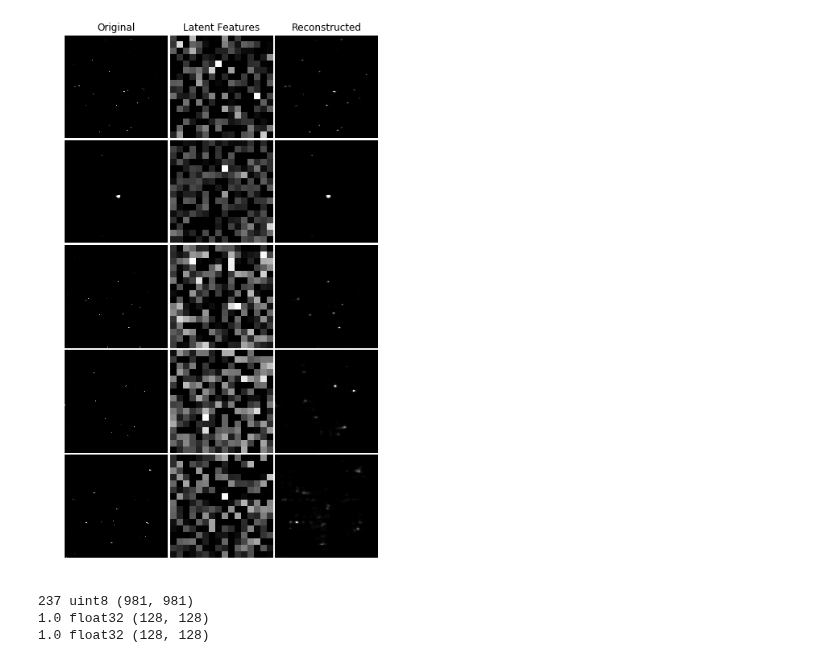
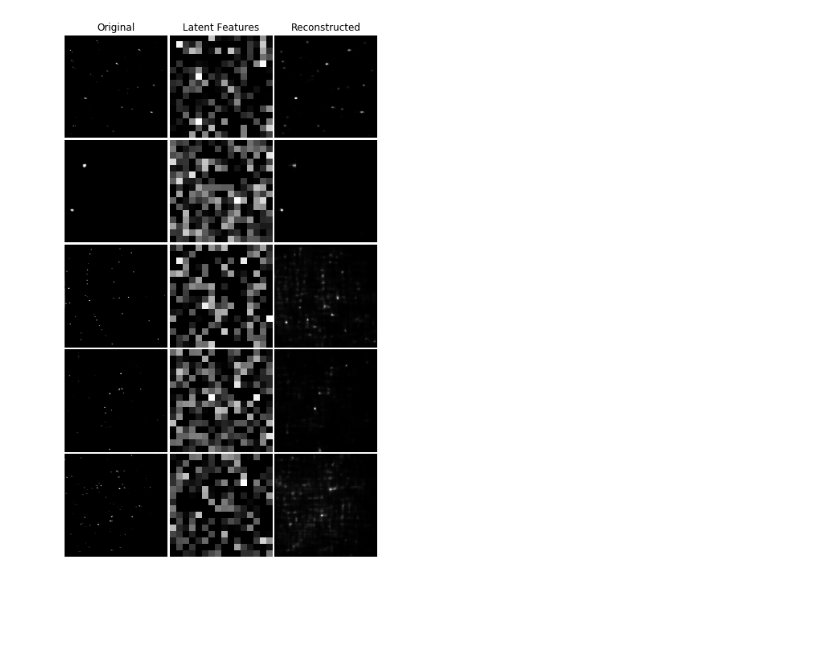
Before and after one commit to xmechanics/canon, a Jupyter notebook: scripts/review_model.ipynb, the cells around one changed output. Drawn from its saved outputs; the diff is of its cells as text; code cells hidden in the pictures; blank space fills up the shorter version.

```diff
--- a/scripts/review_model.ipynb
+++ b/scripts/review_model.ipynb
@@ -63,7 +63,7 @@ from canon.autoencode import reset_tf_session
 from canon.autoencode.models import load_encoder, load_decoder
 
 s = reset_tf_session()
-model_name = "ae_conv_4_512"
+model_name = "ae_conv_4_256_best_2"
 encoder = load_encoder(model_name)
 decoder = load_decoder(model_name)
 encoder.summary()
@@ -73,7 +73,7 @@ inp = L.Input(IMAGE_SHAPE)
 code = encoder(inp)
 reconstruction = decoder(code)
 autoencoder = keras.models.Model(inputs=inp, outputs=reconstruction)
-autoencoder.compile(optimizer="adamax", loss='binary_crossentropy', metrics=[precision, recall, f_beta, 'mse'])
+autoencoder.compile(optimizer="adam", loss='binary_crossentropy', metrics=['mse', f_beta])
 reconstruction_mse = autoencoder.evaluate(X_test, X_test, verbose=1)
 print("Convolutional Autoencoder Binary CrossEntropy:", reconstruction_mse)
 # %% [output]
@@ -97,7 +97,7 @@ Convolutional Autoencoder Binary CrossEntropy: [0.006107720416039229, 0.17066667
 # %%
 fig, ax = plt.subplots(5, 3, figsize=(10, 15))
-# for i, idx in enumerate(np.random.choice(len(X_test), 5)):
-for i, idx in enumerate([96, 25, 99, 49, 64, 2][:5]):
+for i, idx in enumerate(np.random.choice(len(X_test), 5)):
+# for i, idx in enumerate([96, 25, 99, 49, 64, 2][:5]):
     img = X_test[idx]
     code = encoder.predict(img[None])[0]  # img[None] is the same as img[np.newaxis, :]
     reco = decoder.predict(code[None])[0]
@@ -135,52 +135,37 @@ fig.subplots_adjust(bottom=0, top=0.9, left=0, right=0.9, wspace=0.02, hspace=0.
 # %%
 # image 96, 25, 99, 49, 64, 2
+# image 78, 37, 58, 11, 82, 24
 
 fig, ax = plt.subplots(5, 3, figsize=(6, 10))
-for i, idx in enumerate([96, 25, 99, 49, 64, 2][:5]):
+for i, idx in enumerate([78, 37, 58, 82, 24][:5]):
     img = X_test[idx]
     code = encoder.predict(img[None])[0]  # img[None] is the same as img[np.newaxis, :]
     reco = decoder.predict(code[None])[0]
 
     ax0 = ax[i, 0]
     ax0.imshow(img, cmap='gray')
     ax0.axis('off')
 
     ax1 = ax[i, 1]
     if np.prod(code.shape) == 32:
         code_shape = (8, 4)
     elif np.prod(code.shape) == 128:
         code_shape = (16, 8)
     else:
         code_shape = [int(np.ceil(np.sqrt(code.shape[-1]))),-1]
     ax1.imshow(code.reshape(code_shape), cmap='gray')
     ax1.axis('off')
 
     ax2 = ax[i, 2]
     ax2.imshow(reco, cmap='gray')
     ax2.axis('off')
 
     if i == 0:
         ax0.set_title(r'Original', fontsize=12)
         ax1.set_title(r'Latent Features', fontsize=12)
         ax2.set_title(r'Reconstructed', fontsize=12)
 
 fig.subplots_adjust(bottom=0, top=0.9, left=0, right=0.9, wspace=0.02, hspace=0.02)
-# fig.savefig("img/review_model.pdf", bbox_inches='tight', dpi=300)
+fig.savefig("img/review_model.pdf", bbox_inches='tight', dpi=300)
 # %% [output]
-[figure, old version]
+[figure, new version]
-# %%
-from skimage.io import imread
-from skimage.transform import resize
-jpg = os.path.join("img", "test_981", "au29_l1_00042.jpg")
-img = imread(jpg)
-print (img.max(), img.dtype, img.shape)
-img2 = resize(img, (128, 128), mode='reflect').astype('float32')
-img2 = img2 / img2.max()
-print (img2.max(), img2.dtype, img2.shape)
-img2 = resize(img.astype('float32') / 255., (128, 128), mode='reflect').astype('float32')
-img2 = img2 / img2.max()
-print (img2.max(), img2.dtype, img2.shape)
-# %% [output]
-237 uint8 (981, 981)
-1.0 float32 (128, 128)
-1.0 float32 (128, 128)
```
Also changed, not shown: parts of 7 cells of this notebook, 12 other files.
